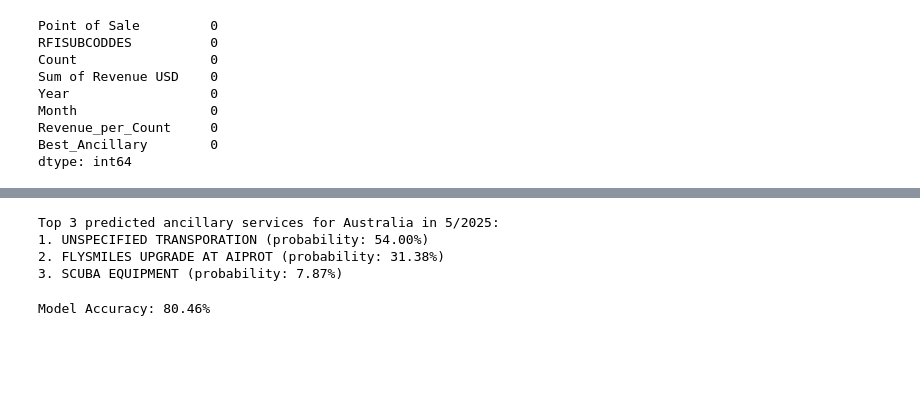
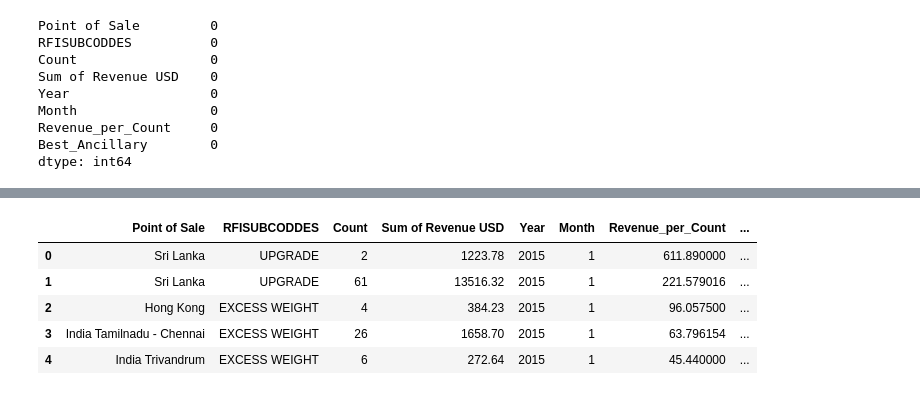
Before and after one commit to dilanmalaviarachchi/RFISUBCODDES-Predictor, a Jupyter notebook: RFISUBCODDES Predictor/code new.ipynb, the cells around one changed output, grey strips where cells are left out. Drawn from its saved outputs; the diff is of its cells as text; code cells hidden in the pictures; blank space fills up the shorter version.

```diff
--- a/RFISUBCODDES Predictor/code new.ipynb
+++ b/RFISUBCODDES Predictor/code new.ipynb
@@ -176,13 +176,3 @@ Month                 0
 Revenue_per_Count     0
 Best_Ancillary        0
 dtype: int64
-# %%
-df['Month_sin'] = np.sin(2 * np.pi * (df['Month'] - 1) / 12)
-df['Month_cos'] = np.cos(2 * np.pi * (df['Month'] - 1) / 12)
-# %%
-le_pos = LabelEncoder()
-le_anc = LabelEncoder()
-
-df['Point_of_Sale_encoded'] = le_pos.fit_transform(df['Point of Sale'])
-df['RFISUBCODDES_encoded'] = le_anc.fit_transform(df['RFISUBCODDES'])
-df['Target_encoded'] = le_anc.transform(df['Best_Ancillary'])
@@ -293,20 +179,9 @@ def predict_top_ancillaries(year, month, point_of_sale):
-# %%
-year = 2025
-month = 5
-point_of_sale = "Australia"
-
-top3 = predict_top_ancillaries(year, month, point_of_sale)
-print(f"Top 3 predicted ancillary services for {point_of_sale} in {month}/{year}:")
-for i, (ancillary, prob) in enumerate(top3, 1):
-    print(f"{i}. {ancillary} (probability: {prob:.2%})")
-# %% [output]
-Top 3 predicted ancillary services for Australia in 5/2025:
-1. UNSPECIFIED TRANSPORATION (probability: 54.00%)
-2. FLYSMILES UPGRADE AT AIPROT (probability: 31.38%)
-3. SCUBA EQUIPMENT (probability: 7.87%)
-# %%
-y_pred = model.predict(X_test)
-accuracy = accuracy_score(y_test, y_pred)
-print(f"Model Accuracy: {accuracy:.2%}")
-# %% [output]
-Model Accuracy: 80.46%
+# %%
+df.head(5)
+# %% [output]
+|  | Point of Sale | RFISUBCODDES | Count | Sum of Revenue USD | Year | Month | Revenue_per_Count | ... |
+| 0 | Sri Lanka | UPGRADE | 2 | 1223.78 | 2015 | 1 | 611.890000 | ... |
+| 1 | Sri Lanka | UPGRADE | 61 | 13516.32 | 2015 | 1 | 221.579016 | ... |
+| 2 | Hong Kong | EXCESS WEIGHT | 4 | 384.23 | 2015 | 1 | 96.057500 | ... |
+| 3 | India Tamilnadu - Chennai | EXCESS WEIGHT | 26 | 1658.70 | 2015 | 1 | 63.796154 | ... |
+| 4 | India Trivandrum | EXCESS WEIGHT | 6 | 272.64 | 2015 | 1 | 45.440000 | ... |
```
Also changed, not shown: parts of 20 cells of this notebook.
